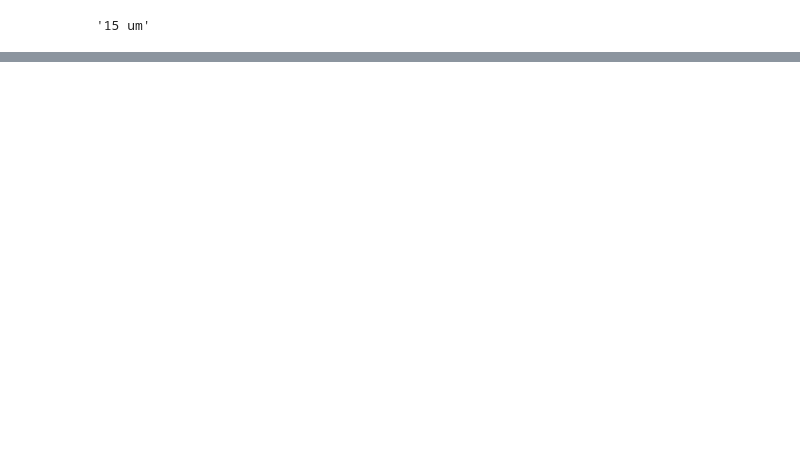
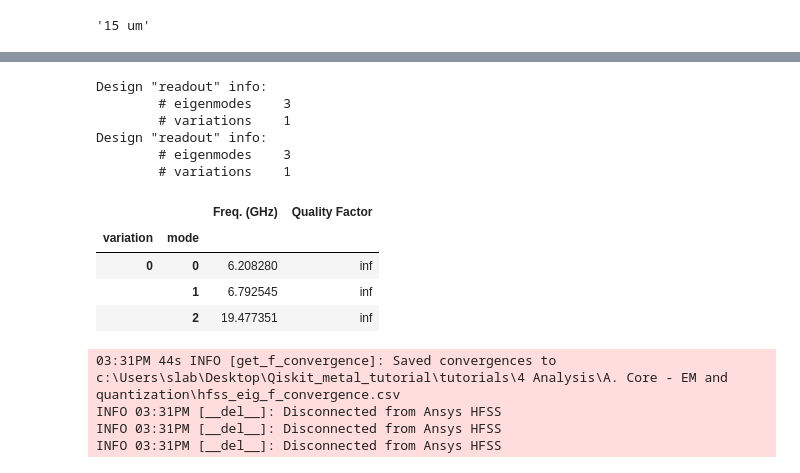
Before and after one commit to Wendywanw/Qiskit_metal_tutorial, a Jupyter notebook: tutorials/4 Analysis/A. Core - EM and quantization/Multiple_pocket_simulation.ipynb, the cells around one changed output, grey strips where cells are left out. Drawn from its saved outputs; the diff is of its cells as text; code cells hidden in the pictures; blank space fills up the shorter version.

```diff
--- a/tutorials/4 Analysis/A. Core - EM and quantization/Multiple_pocket_simulation.ipynb
+++ b/tutorials/4 Analysis/A. Core - EM and quantization/Multiple_pocket_simulation.ipynb
@@ -177,0 +246,22 @@ gui.autoscale()
+# %%
+eig_res.get_frequencies()
+# %% [output]
+Design "readout" info:
+        # eigenmodes    3
+        # variations    1
+Design "readout" info:
+        # eigenmodes    3
+        # variations    1
+|  |  | Freq. (GHz) | Quality Factor |
+| variation | mode |  |  |
+| 0 | 0 | 6.208280 | inf |
+|  | 1 | 6.792545 | inf |
+|  | 2 | 19.477351 | inf |
+# %%
+eig_res.sim.convergence_t, eig_res.sim.convergence_f, _ = hfss.get_convergences()
+eig_res.sim.plot_convergences()
+# %% [output]
+03:31PM 44s INFO [get_f_convergence]: Saved convergences to c:\Users\slab\Desktop\Qiskit_metal_tutorial\tutorials\4 Analysis\A. Core - EM and quantization\hfss_eig_f_convergence.csv
+INFO 03:31PM [__del__]: Disconnected from Ansys HFSS
+INFO 03:31PM [__del__]: Disconnected from Ansys HFSS
+INFO 03:31PM [__del__]: Disconnected from Ansys HFSS
```
Also changed, not shown: parts of 18 cells of this notebook, 3 other files.
